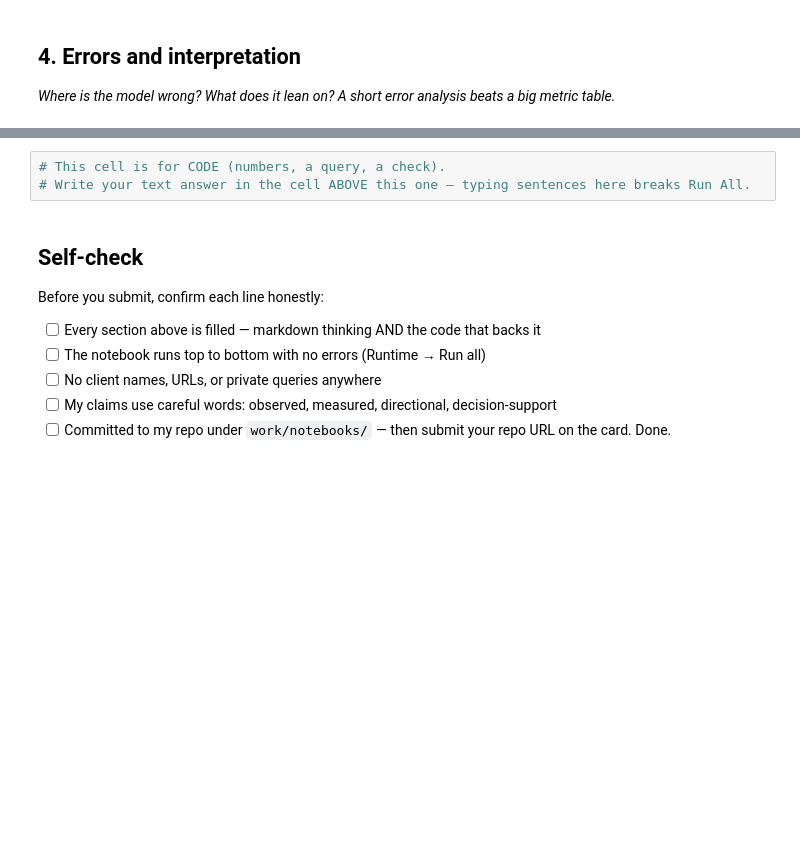
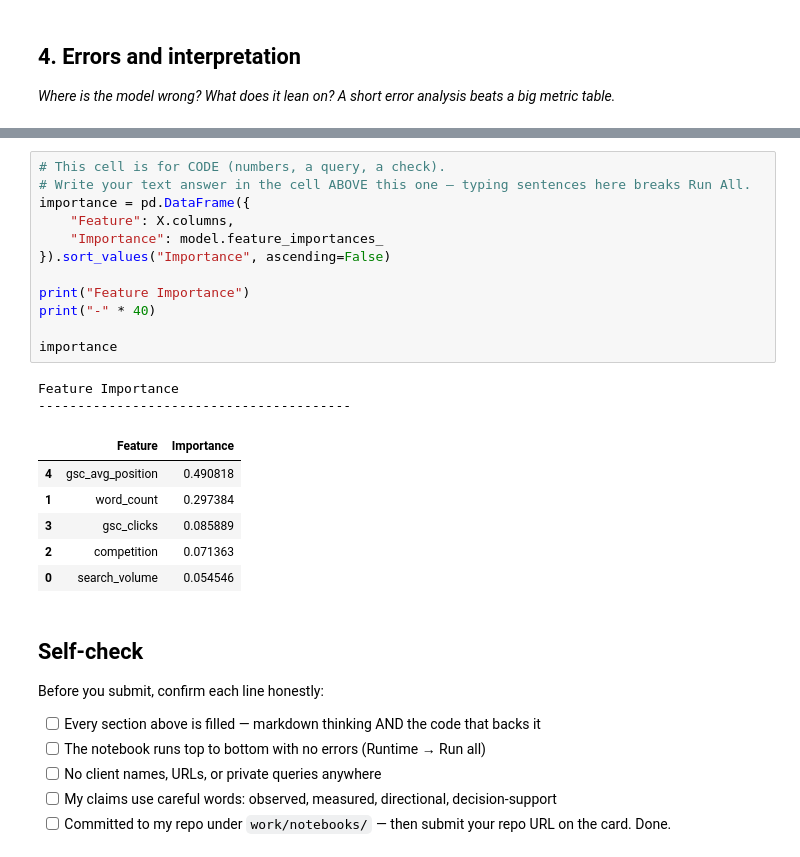
Before and after one commit to Rupikaupa2006/Flyrank-ML-internship, a Jupyter notebook: work/notebooks/w05_model.ipynb, the cells around one changed output, grey strips where cells are left out. Cells and saved outputs as stored; diff of their text form; blank space fills up the shorter version.

```diff
--- a/work/notebooks/w05_model.ipynb
+++ b/work/notebooks/w05_model.ipynb
@@ -34,6 +273,24 @@ This skeleton is yours to fill. Work the sections **in order** — each one has
 # %%
 # This cell is for CODE (numbers, a query, a check).
 # Write your text answer in the cell ABOVE this one — typing sentences here breaks Run All.
+importance = pd.DataFrame({
+    "Feature": X.columns,
+    "Importance": model.feature_importances_
+}).sort_values("Importance", ascending=False)
+
+print("Feature Importance")
+print("-" * 40)
+
+importance
+# %% [output]
+Feature Importance
+----------------------------------------
+|  | Feature | Importance |
+| 4 | gsc_avg_position | 0.490818 |
+| 1 | word_count | 0.297384 |
+| 3 | gsc_clicks | 0.085889 |
+| 2 | competition | 0.071363 |
+| 0 | search_volume | 0.054546 |
 # %% [markdown]
 ## Self-check
 
```
Also changed, not shown: parts of 13 cells of this notebook.
